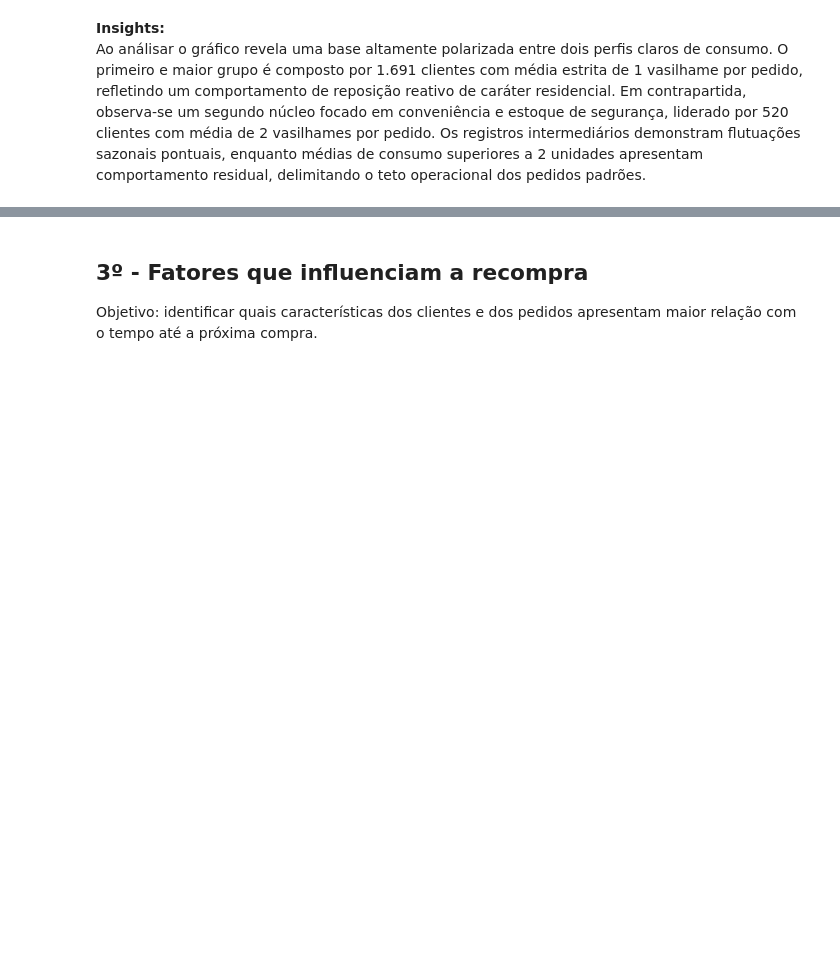
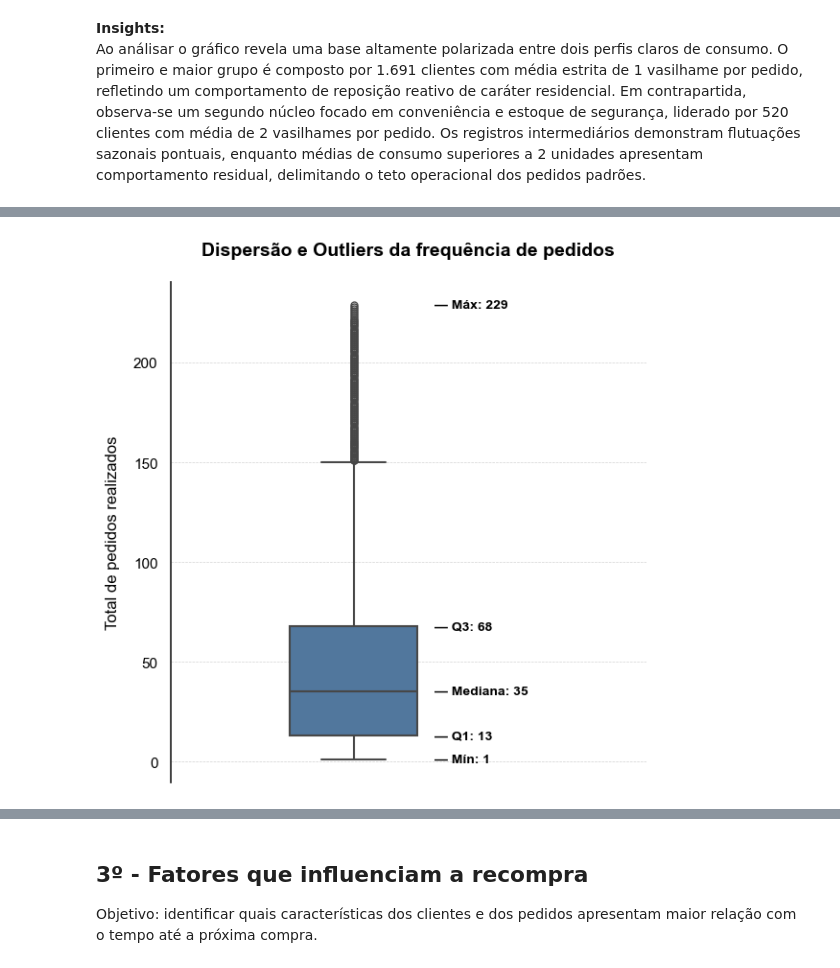
Before and after one commit to Fernandonneto/Projeto_Real_-_Previsao_Recompra_Agua_Mineral_Machine_Learning, a Jupyter notebook: Análise EDA/analise_exploratoria_dados.ipynb, the cells around one changed output, grey strips where cells are left out. Saved outputs shown, nothing was run; the diff lists cells and outputs as text; code cells hidden in the pictures; blank space fills up the shorter version.

Commit message:
Conclusão da 2º etapa da EDA, marcação do desenvolvimento do projeto e inserção de novo desenvolvimento futuro

```diff
--- a/Análise EDA/analise_exploratoria_dados.ipynb
+++ b/Análise EDA/analise_exploratoria_dados.ipynb
@@ -536,0 +532,77 @@ Boxplot
+# %%
+# Configuração do estilo visual de fundo
+sns.set_theme(style="white")
+plt.figure(figsize=(6, 6))
+
+# Preparação dos dados: Filtra apenas os nulos
+dados_frequencia_estatico = df["cli_frequencia_pedidos"].dropna()
+
+# Cálculo dos 5 pontos estatísticos do Boxplot para as numerações
+minimo = dados_frequencia_estatico.min()
+q1 = dados_frequencia_estatico.quantile(0.25)
+mediana = dados_frequencia_estatico.median()
+q3 = dados_frequencia_estatico.quantile(0.75)
+maximo = dados_frequencia_estatico.max()
+
+# Grades ao fundo
+plt.grid(True, which="both", axis="both", color=PALETA["cinza"], linestyle="--", linewidth=0.5, alpha=0.7)
+
+# Plotagem do Boxplot vertical unificado
+sns.boxplot(
+    y=dados_frequencia_estatico,
+    color=PALETA["azul"],
+    linewidth=1.5,
+    fliersize=5,
+    width=0.35,
+    zorder=3,
+)
+
+# Inserção das numerações de forma textual fora à direita do boxplot
+pontos_estatisticos = [
+    ("— Mín: " + str(int(minimo)), minimo),
+    ("— Q1: " + str(int(q1)), q1),
+    ("— Mediana: " + str(int(mediana)), mediana),
+    ("— Q3: " + str(int(q3)), q3),
+    ("— Máx: " + str(int(maximo)), maximo),
+]
+
+for texto, valor in pontos_estatisticos:
+    plt.text(
+        x=0.22,  # Deslocamento horizontal para a direita da caixa
+        y=valor,  # Altura correspondente ao valor estatístico
+        s=texto,  # Texto impresso
+        ha="left",  # Alinhamento horizontal à esquerda para ler de forma natural
+        va="center",  # Alinhamento vertical ao centro com a linha do boxplot
+        fontsize=10,
+        fontweight="bold",
+        color=PALETA["preto"],
+        zorder=4,
+    )
+
+# Controle das Bordas: Mantém explicitamente a linha da lateral esquerda
+sns.despine(top=True, right=True, bottom=True, left=False)
+
+# Remove marcações textuais do eixo X e expande ligeiramente o limite do eixo para o texto caber sem corte
+plt.xticks([])
+plt.xlabel("")
+plt.xlim(-0.5, 0.8)
+
+# Mantém as informações, legendas de escala e numerações ativas no eixo Y
+plt.ylabel(
+    "Total de pedidos realizados", fontsize=12, color=PALETA["preto"], labelpad=10
+)
+plt.yticks(color=PALETA["preto"], fontsize=11)
+
+# Título
+plt.title(
+    "Dispersão e Outliers da frequência de pedidos",
+    fontsize=14,
+    pad=20,
+    fontweight="bold",
+    color=PALETA["preto"],
+)
+
+plt.tight_layout()
+plt.show()
+# %% [output]
+[figure, added]
```
Also changed, not shown: parts of 5 cells of this notebook, 1 other file.
